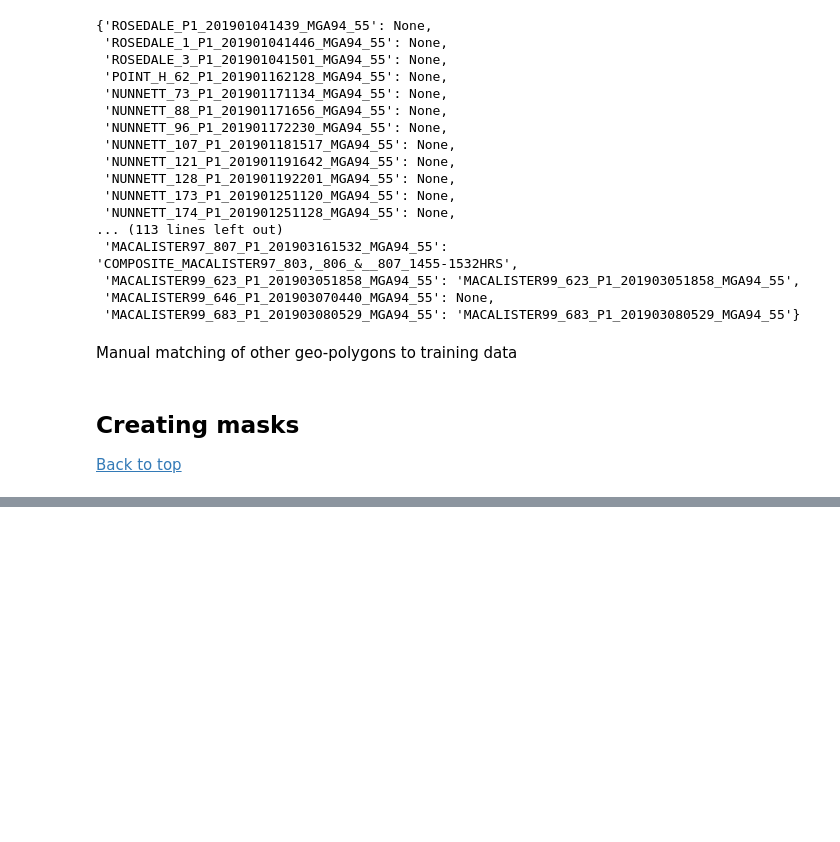
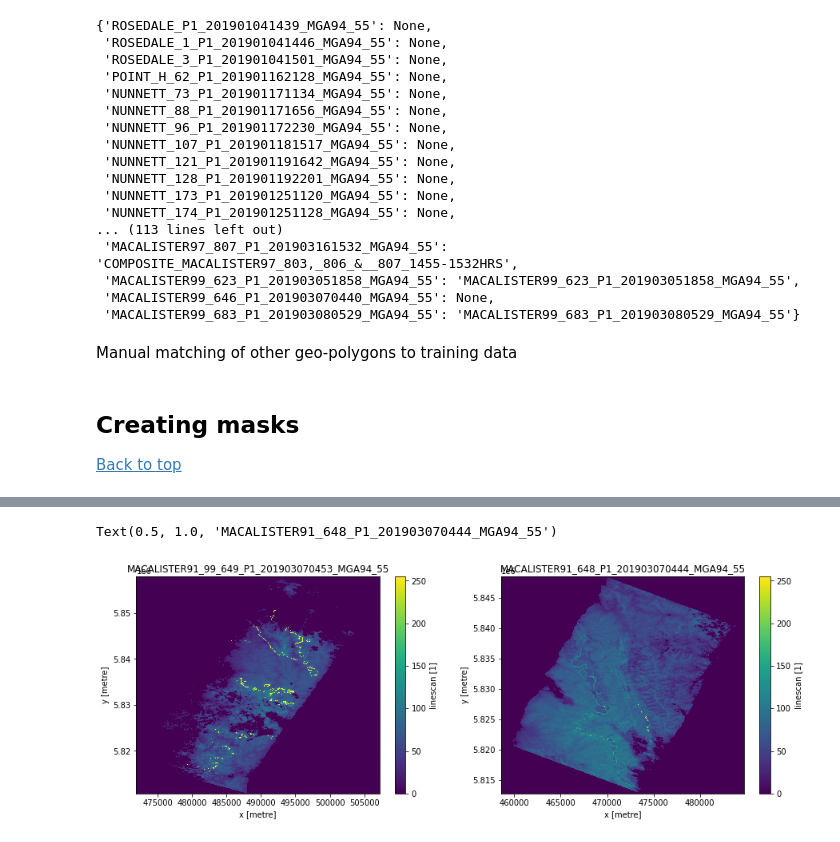
Before and after one commit to tyqiangz/Kaggle, a Jupyter notebook: EY Data Science 2021/03_EY_challenge1/TYQ_EY_Challenge_1.ipynb, the cells around one changed output, grey strips where cells are left out. Cells and saved outputs as stored; diff of their text form; code cells hidden in the pictures; blank space fills up the shorter version.

```diff
--- a/EY Data Science 2021/03_EY_challenge1/TYQ_EY_Challenge_1.ipynb
+++ b/EY Data Science 2021/03_EY_challenge1/TYQ_EY_Challenge_1.ipynb
@@ -78,7 +99,7 @@ def get_linescan(index=None, label=None, resolution=(-10,10), linescan_datasets=
 
     return None
 
-def plot_train_data(index=None, label=None, resolution=(-10,10), linescan_datasets=linescan_datasets):
+def plot_train_data(index=None, label=None, resolution=(-10,10), linescan_datasets=linescan_datasets, ax=None):
     """
     :param id:
     :param label:
@@ -87,7 +108,7 @@ def plot_train_data(index=None, label=None, resolution=(-10,10), linescan_datase
     :return:
     """
     linescan = get_linescan(index, label, resolution, linescan_datasets)
-    linescan.plot()
+    linescan.plot(ax=ax)
 
 def clean_name(name):
     """
@@ -403,0 +482,14 @@ eval_df.sort_values(by="score")
+# %%
+train_label = "MACALISTER91_99_649_P1_201903070453_MGA94_55"
+test_label = "MACALISTER91_648_P1_201903070444_MGA94_55"
+
+fig, ax = plt.subplots(nrows=1, ncols=2, figsize=(15,5))
+
+plot_train_data(label=train_label, ax=ax[0])
+ax[0].set_title(train_label)
+
+plot_train_data(label=test_label, ax=ax[1])
+ax[1].set_title(test_label)
+# %% [output]
+Text(0.5, 1.0, 'MACALISTER91_648_P1_201903070444_MGA94_55')
+[figure, added]
```
Also changed, not shown: parts of 23 cells of this notebook, 2 other files.
